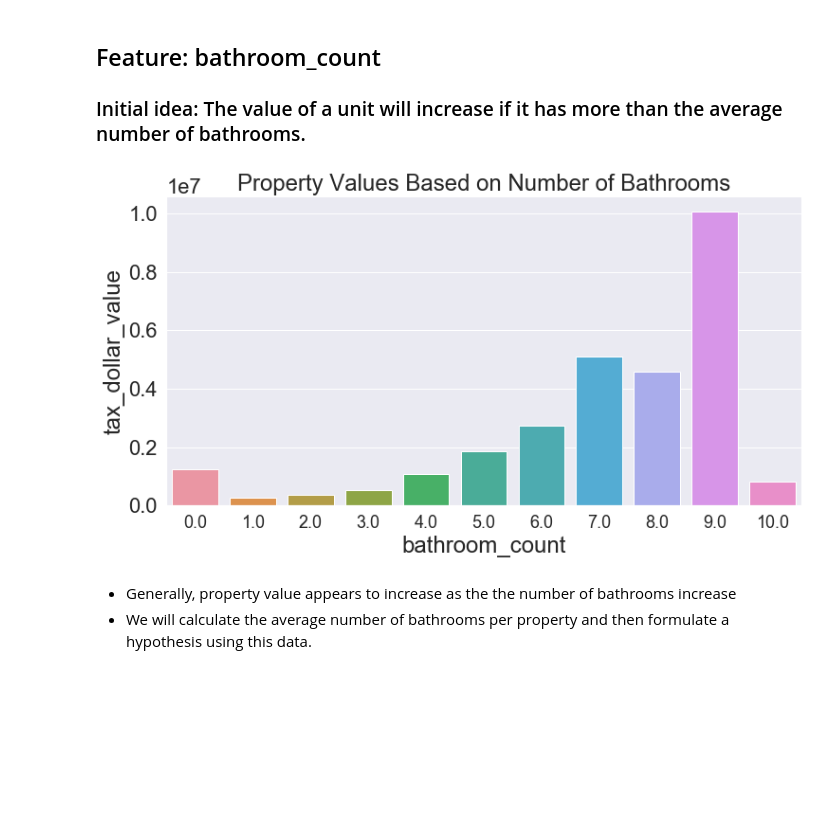
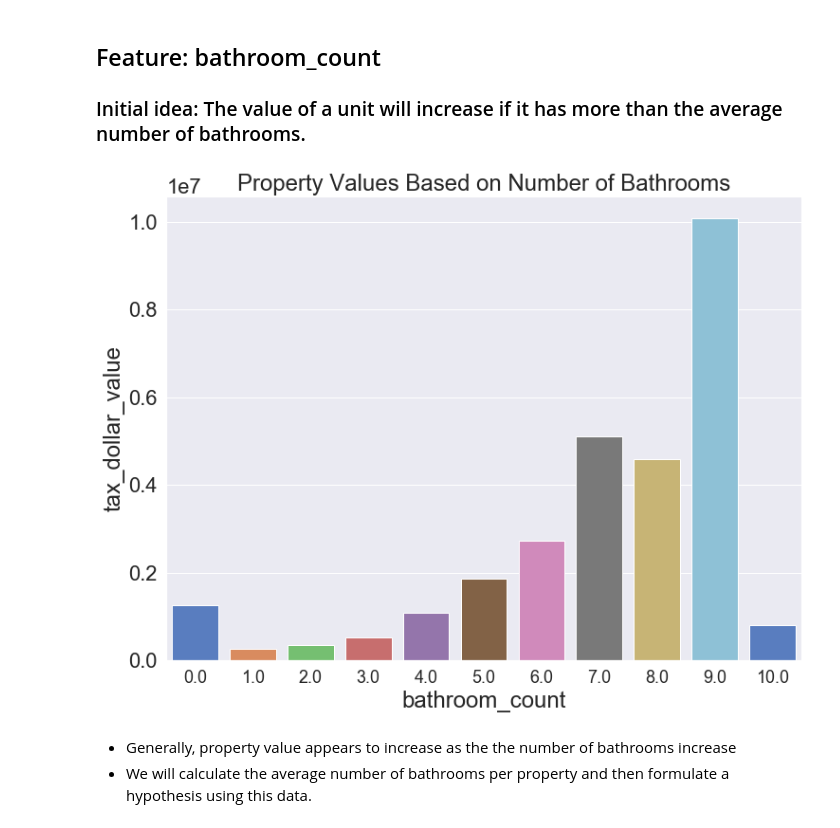
Before and after one commit to Zillow-sam-and-matt/Zillow, a Jupyter notebook: zillow_project_main_notebook.ipynb, the cells around one changed output. Saved outputs shown, nothing was run; the diff lists cells and outputs as text; code cells hidden in the pictures; blank space fills up the shorter version.

```diff
--- a/zillow_project_main_notebook.ipynb
+++ b/zillow_project_main_notebook.ipynb
@@ -404,10 +404,11 @@ p = 0.004
 
 ### Initial idea: The value of a unit will increase if it has more than the average number of bathrooms.
 # %%
-sns.barplot(x='bathroom_count',y='tax_dollar_value', data=train, ci=None).set_title("Property Values Based on Number of Bathrooms")
-sns.set(font_scale = 2)
+plt.figure(figsize=(12,9))
+sns.barplot(x='bathroom_count',y='tax_dollar_value', data=train, ci=None, palette=('muted')).set_title("Property Values Based on Number of Bathrooms")
+sns.set(font_scale = 3)
 # %% [output]
-[figure, old version]
+[figure, new version]
 # %% [markdown]
 - Generally, property value appears to increase as the the number of bathrooms increase
 - We will calculate the average number of bathrooms per property and then formulate a hypothesis using this data.
```
Also changed, not shown: parts of 6 cells of this notebook.
